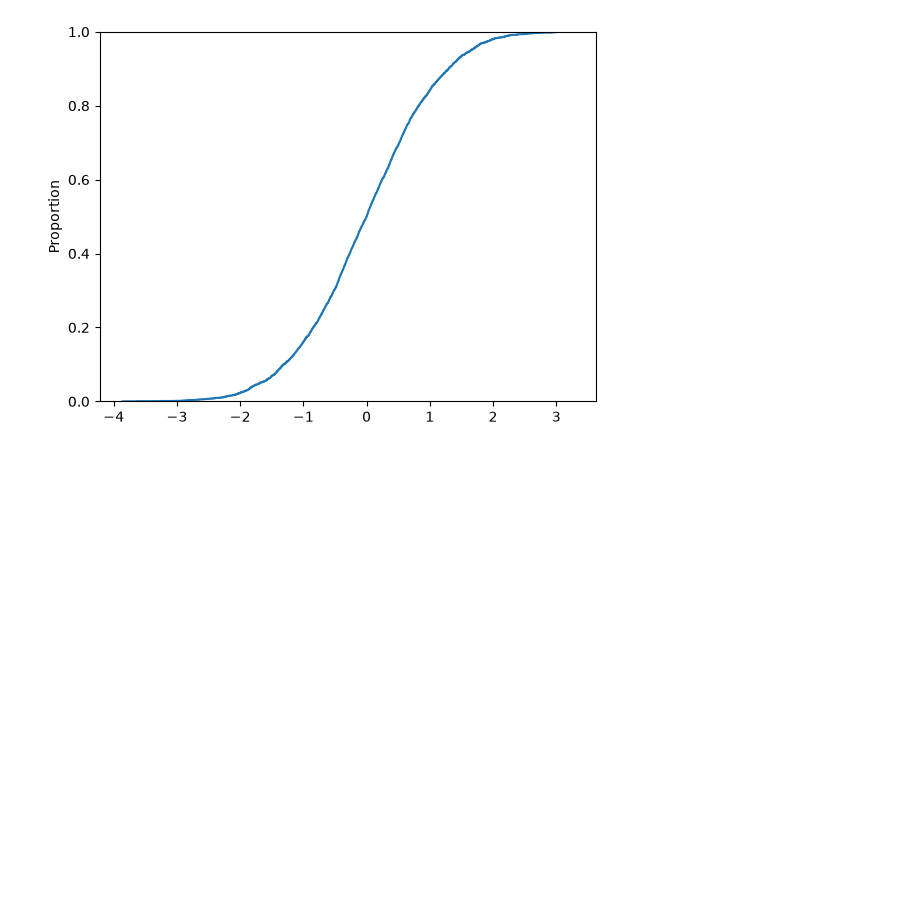
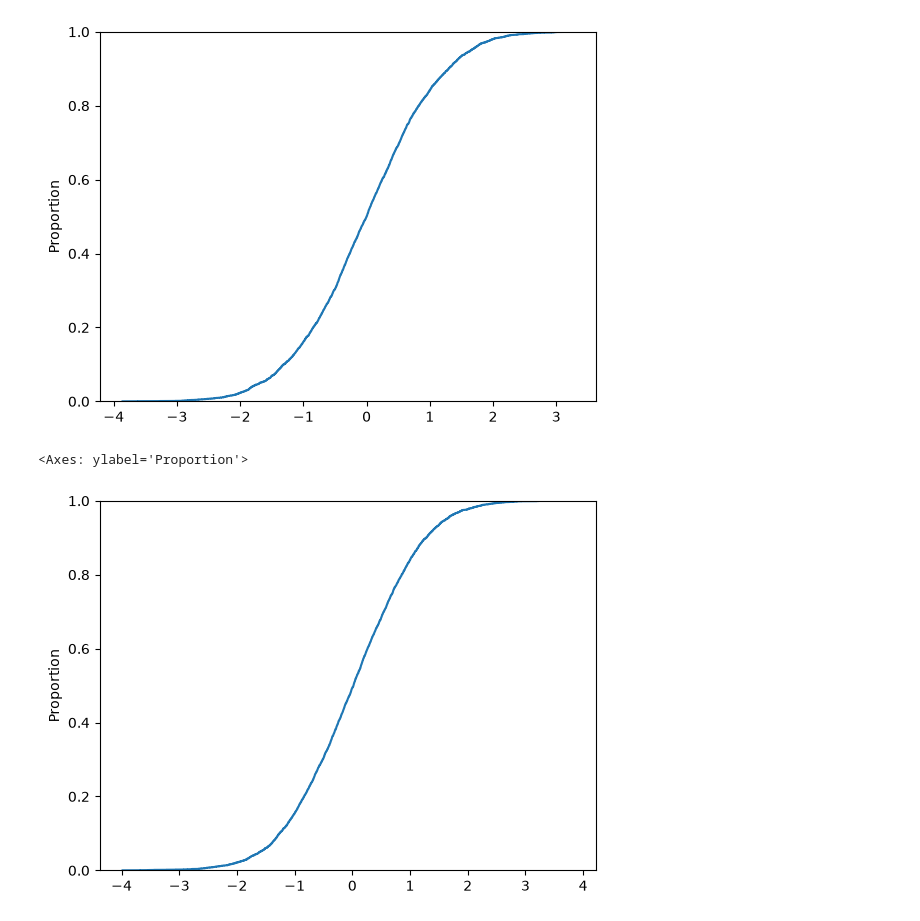
Before and after one commit to sjy3pb/uu_categorical_and_numeric, a Jupyter notebook: thursday_lab/cat_num_lab.ipynb, the cells around one changed output. Drawn from its saved outputs; the diff is of its cells as text; code cells hidden in the pictures; blank space fills up the shorter version.

```diff
--- a/thursday_lab/cat_num_lab.ipynb
+++ b/thursday_lab/cat_num_lab.ipynb
@@ -39,4 +48,12 @@ sns.ecdfplot(Q2processed)
 # %% [output]
 <Axes: ylabel='Proportion'>
 [figure]
+# %%
+n = 1000
+Q2 = rng.uniform(- math.sqrt(3), math.sqrt(3), size=(5000, n))
+Q2processed = [Q.mean() * np.sqrt(n) for Q in Q2]
+sns.ecdfplot(Q2processed)
+# %% [output]
+<Axes: ylabel='Proportion'>
+[figure, added]
 # %%
```
Also changed, not shown: parts of 8 cells of this notebook, 1 other file.
